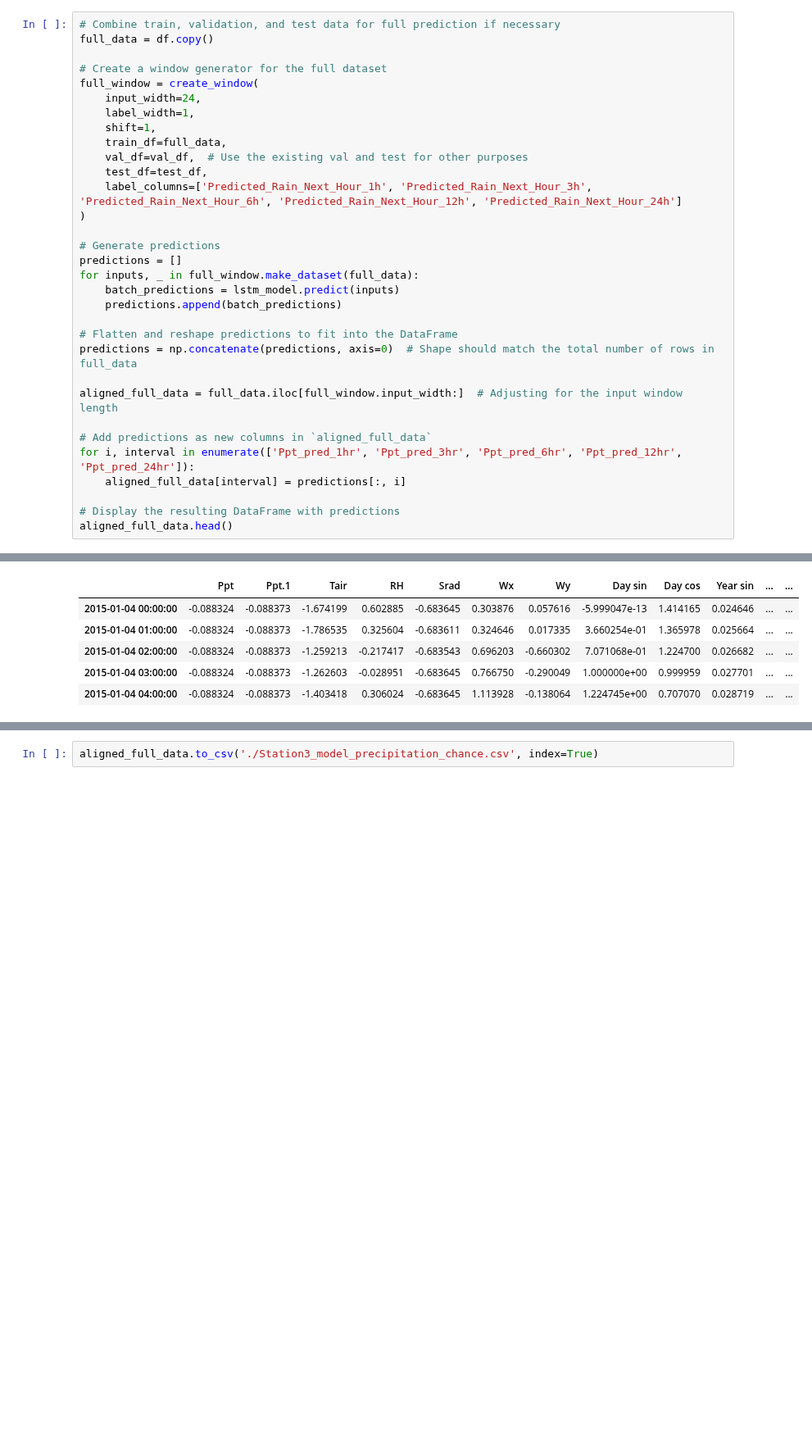
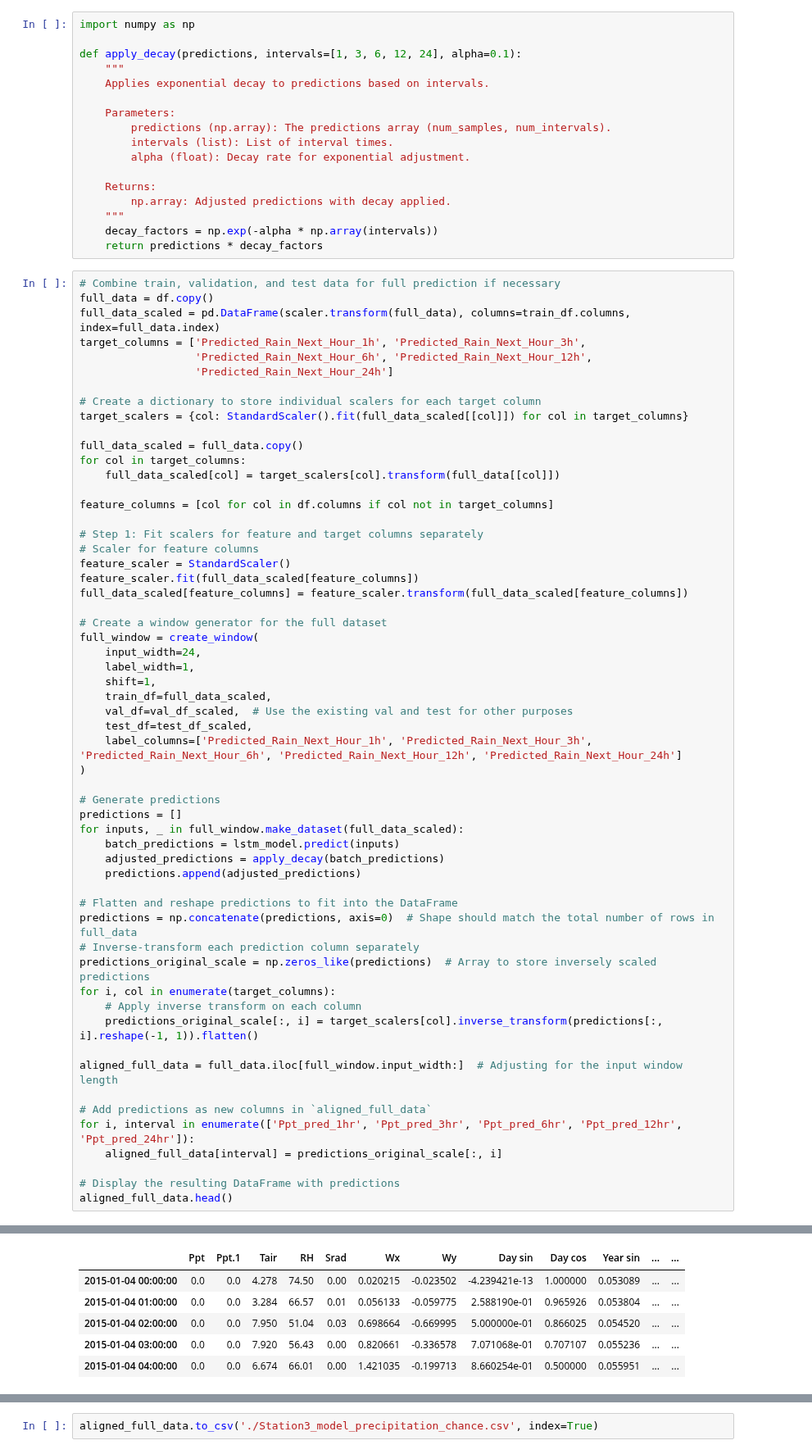
Before and after one commit to kiat/tx-soil-moisture, a Jupyter notebook: Precipitation-Percentage-Forecasting/linear_regression_prediction.ipynb, the cells around one changed output, grey strips where cells are left out. Shown at 82% size. Drawn from its saved outputs; the diff is of its cells as text; blank space fills up the shorter version.

Commit message:
adding decay and custom loss

```diff
--- a/Precipitation-Percentage-Forecasting/linear_regression_prediction.ipynb
+++ b/Precipitation-Percentage-Forecasting/linear_regression_prediction.ipynb
@@ -74,32 +80,74 @@ window.plot("LSTM", config="Lin")
+# %%
+import numpy as np
+
+def apply_decay(predictions, intervals=[1, 3, 6, 12, 24], alpha=0.1):
+    """
+    Applies exponential decay to predictions based on intervals.
+
+    Parameters:
+        predictions (np.array): The predictions array (num_samples, num_intervals).
+        intervals (list): List of interval times.
+        alpha (float): Decay rate for exponential adjustment.
+
+    Returns:
+        np.array: Adjusted predictions with decay applied.
+    """
+    decay_factors = np.exp(-alpha * np.array(intervals))
+    return predictions * decay_factors
 # %%
 # Combine train, validation, and test data for full prediction if necessary
 full_data = df.copy()
+full_data_scaled = pd.DataFrame(scaler.transform(full_data), columns=train_df.columns, index=full_data.index)
+target_columns = ['Predicted_Rain_Next_Hour_1h', 'Predicted_Rain_Next_Hour_3h',
+                  'Predicted_Rain_Next_Hour_6h', 'Predicted_Rain_Next_Hour_12h',
+                  'Predicted_Rain_Next_Hour_24h']
+
+# Create a dictionary to store individual scalers for each target column
+target_scalers = {col: StandardScaler().fit(full_data_scaled[[col]]) for col in target_columns}
+
+full_data_scaled = full_data.copy()
+for col in target_columns:
+    full_data_scaled[col] = target_scalers[col].transform(full_data[[col]])
+
+feature_columns = [col for col in df.columns if col not in target_columns]
+
+# Step 1: Fit scalers for feature and target columns separately
+# Scaler for feature columns
+feature_scaler = StandardScaler()
+feature_scaler.fit(full_data_scaled[feature_columns])
+full_data_scaled[feature_columns] = feature_scaler.transform(full_data_scaled[feature_columns])
 
 # Create a window generator for the full dataset
 full_window = create_window(
     input_width=24,
     label_width=1,
     shift=1,
-    train_df=full_data,
-    val_df=val_df,  # Use the existing val and test for other purposes
-    test_df=test_df,
+    train_df=full_data_scaled,
+    val_df=val_df_scaled,  # Use the existing val and test for other purposes
+    test_df=test_df_scaled,
     label_columns=['Predicted_Rain_Next_Hour_1h', 'Predicted_Rain_Next_Hour_3h', 'Predicted_Rain_Next_Hour_6h', 'Predicted_Rain_Next_Hour_12h', 'Predicted_Rain_Next_Hour_24h']
 )
 
 # Generate predictions
 predictions = []
-for inputs, _ in full_window.make_dataset(full_data):
+for inputs, _ in full_window.make_dataset(full_data_scaled):
     batch_predictions = lstm_model.predict(inputs)
-    predictions.append(batch_predictions)
+    adjusted_predictions = apply_decay(batch_predictions)
+    predictions.append(adjusted_predictions)
 
 # Flatten and reshape predictions to fit into the DataFrame
 predictions = np.concatenate(predictions, axis=0)  # Shape should match the total number of rows in full_data
+# Inverse-transform each prediction column separately
+predictions_original_scale = np.zeros_like(predictions)  # Array to store inversely scaled predictions
+for i, col in enumerate(target_columns):
+    # Apply inverse transform on each column
+    predictions_original_scale[:, i] = target_scalers[col].inverse_transform(predictions[:, i].reshape(-1, 1)).flatten()
 
 aligned_full_data = full_data.iloc[full_window.input_width:]  # Adjusting for the input window length
 
 # Add predictions as new columns in `aligned_full_data`
 for i, interval in enumerate(['Ppt_pred_1hr', 'Ppt_pred_3hr', 'Ppt_pred_6hr', 'Ppt_pred_12hr', 'Ppt_pred_24hr']):
-    aligned_full_data[interval] = predictions[:, i]
+    aligned_full_data[interval] = predictions_original_scale[:, i]
 
 # Display the resulting DataFrame with predictions
 aligned_full_data.head()
@@ -141,9 +189,9 @@ See the caveats in the documentation: https://pandas.pydata.org/pandas-docs/stab
 |  | Ppt | Ppt.1 | Tair | RH | Srad | Wx | Wy | Day sin | Day cos | Year sin | ... | ... |
-| 2015-01-04 00:00:00 | -0.088324 | -0.088373 | -1.674199 | 0.602885 | -0.683645 | 0.303876 | 0.057616 | -5.999047e-13 | 1.414165 | 0.024646 | ... | ... |
-| 2015-01-04 01:00:00 | -0.088324 | -0.088373 | -1.786535 | 0.325604 | -0.683611 | 0.324646 | 0.017335 | 3.660254e-01 | 1.365978 | 0.025664 | ... | ... |
-| 2015-01-04 02:00:00 | -0.088324 | -0.088373 | -1.259213 | -0.217417 | -0.683543 | 0.696203 | -0.660302 | 7.071068e-01 | 1.224700 | 0.026682 | ... | ... |
-| 2015-01-04 03:00:00 | -0.088324 | -0.088373 | -1.262603 | -0.028951 | -0.683645 | 0.766750 | -0.290049 | 1.000000e+00 | 0.999959 | 0.027701 | ... | ... |
-| 2015-01-04 04:00:00 | -0.088324 | -0.088373 | -1.403418 | 0.306024 | -0.683645 | 1.113928 | -0.138064 | 1.224745e+00 | 0.707070 | 0.028719 | ... | ... |
+| 2015-01-04 00:00:00 | 0.0 | 0.0 | 4.278 | 74.50 | 0.00 | 0.020215 | -0.023502 | -4.239421e-13 | 1.000000 | 0.053089 | ... | ... |
+| 2015-01-04 01:00:00 | 0.0 | 0.0 | 3.284 | 66.57 | 0.01 | 0.056133 | -0.059775 | 2.588190e-01 | 0.965926 | 0.053804 | ... | ... |
+| 2015-01-04 02:00:00 | 0.0 | 0.0 | 7.950 | 51.04 | 0.03 | 0.698664 | -0.669995 | 5.000000e-01 | 0.866025 | 0.054520 | ... | ... |
+| 2015-01-04 03:00:00 | 0.0 | 0.0 | 7.920 | 56.43 | 0.00 | 0.820661 | -0.336578 | 7.071068e-01 | 0.707107 | 0.055236 | ... | ... |
+| 2015-01-04 04:00:00 | 0.0 | 0.0 | 6.674 | 66.01 | 0.00 | 1.421035 | -0.199713 | 8.660254e-01 | 0.500000 | 0.055951 | ... | ... |
 5 rows × 41 columns
 # %%
 aligned_full_data.to_csv('./Station3_model_precipitation_chance.csv', index=True)
```
Also changed, not shown: parts of 15 cells of this notebook, 2 other files.
